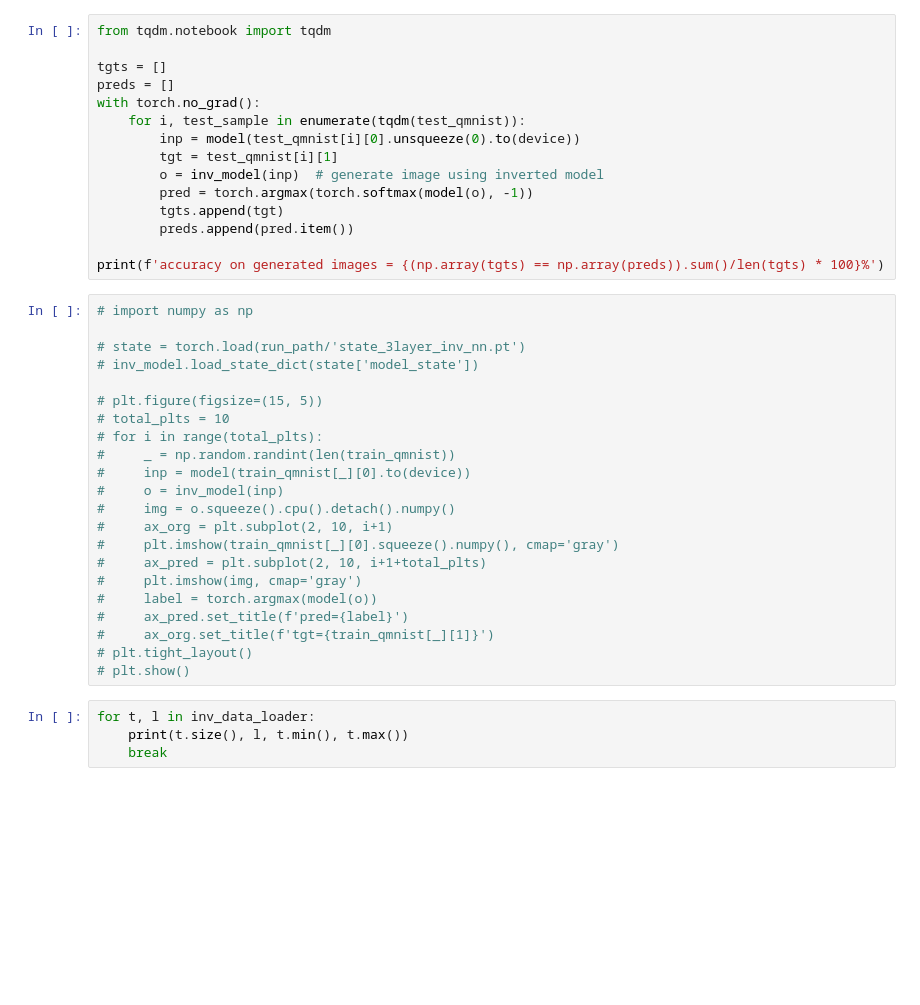
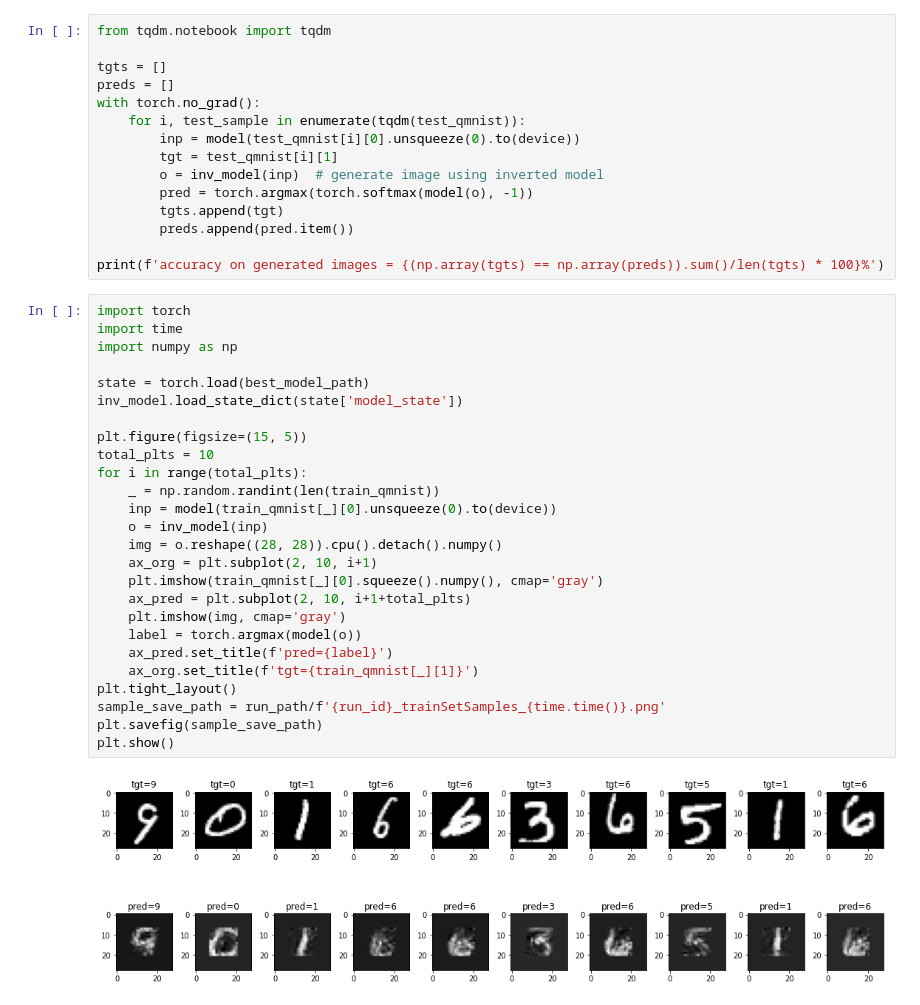
Before and after one commit to nayash/neural-nets-are-reversible, a Jupyter notebook: src/inverse-of-network-mnist-cnn.ipynb, the cells around one changed output. Saved outputs shown, nothing was run; the diff lists cells and outputs as text; blank space fills up the shorter version.

```diff
--- a/src/inverse-of-network-mnist-cnn.ipynb
+++ b/src/inverse-of-network-mnist-cnn.ipynb
@@ -684,28 +877,30 @@ with torch.no_grad():
 
 print(f'accuracy on generated images = {(np.array(tgts) == np.array(preds)).sum()/len(tgts) * 100}%')
 # %%
-# import numpy as np
+import torch
+import time
+import numpy as np
 
-# state = torch.load(run_path/'state_3layer_inv_nn.pt')
-# inv_model.load_state_dict(state['model_state'])
+state = torch.load(best_model_path)
+inv_model.load_state_dict(state['model_state'])
 
-# plt.figure(figsize=(15, 5))
-# total_plts = 10
-# for i in range(total_plts):
-#     _ = np.random.randint(len(train_qmnist))
-#     inp = model(train_qmnist[_][0].to(device))
-#     o = inv_model(inp)
-#     img = o.squeeze().cpu().detach().numpy()
-#     ax_org = plt.subplot(2, 10, i+1)
-#     plt.imshow(train_qmnist[_][0].squeeze().numpy(), cmap='gray')
-#     ax_pred = plt.subplot(2, 10, i+1+total_plts)
-#     plt.imshow(img, cmap='gray')
-#     label = torch.argmax(model(o))
-#     ax_pred.set_title(f'pred={label}')
-#     ax_org.set_title(f'tgt={train_qmnist[_][1]}')
-# plt.tight_layout()
-# plt.show()
+plt.figure(figsize=(15, 5))
+total_plts = 10
+for i in range(total_plts):
+    _ = np.random.randint(len(train_qmnist))
+    inp = model(train_qmnist[_][0].unsqueeze(0).to(device))
+    o = inv_model(inp)
+    img = o.reshape((28, 28)).cpu().detach().numpy()
+    ax_org = plt.subplot(2, 10, i+1)
+    plt.imshow(train_qmnist[_][0].squeeze().numpy(), cmap='gray')
+    ax_pred = plt.subplot(2, 10, i+1+total_plts)
+    plt.imshow(img, cmap='gray')
+    label = torch.argmax(model(o))
+    ax_pred.set_title(f'pred={label}')
+    ax_org.set_title(f'tgt={train_qmnist[_][1]}')
+plt.tight_layout()
+sample_save_path = run_path/f'{run_id}_trainSetSamples_{time.time()}.png'
+plt.savefig(sample_save_path)
+plt.show()
+# %% [output]
+[figure, added]
-# %%
-for t, l in inv_data_loader:
-    print(t.size(), l, t.min(), t.max())
-    break
```
Also changed, not shown: parts of 20 cells of this notebook.
